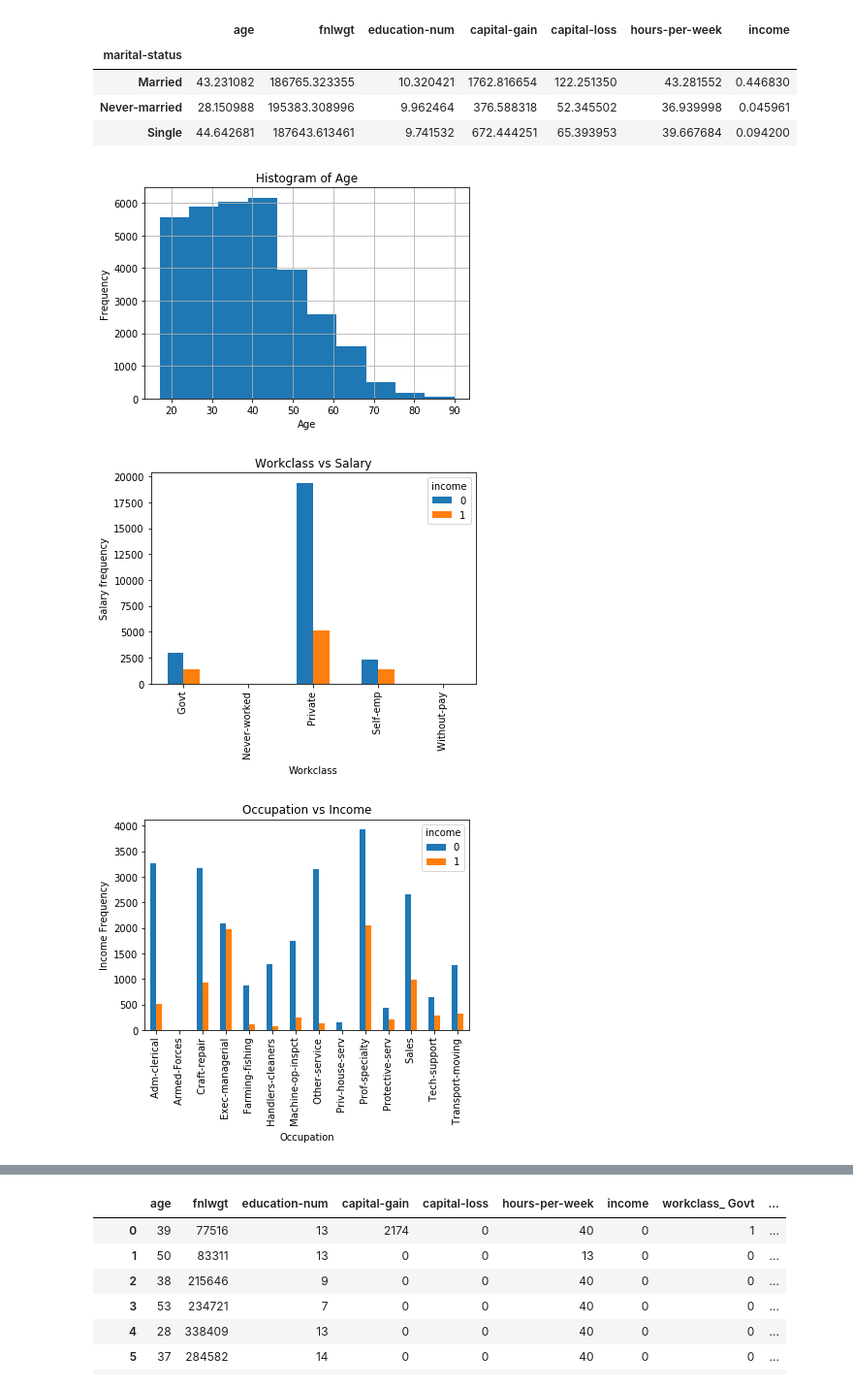
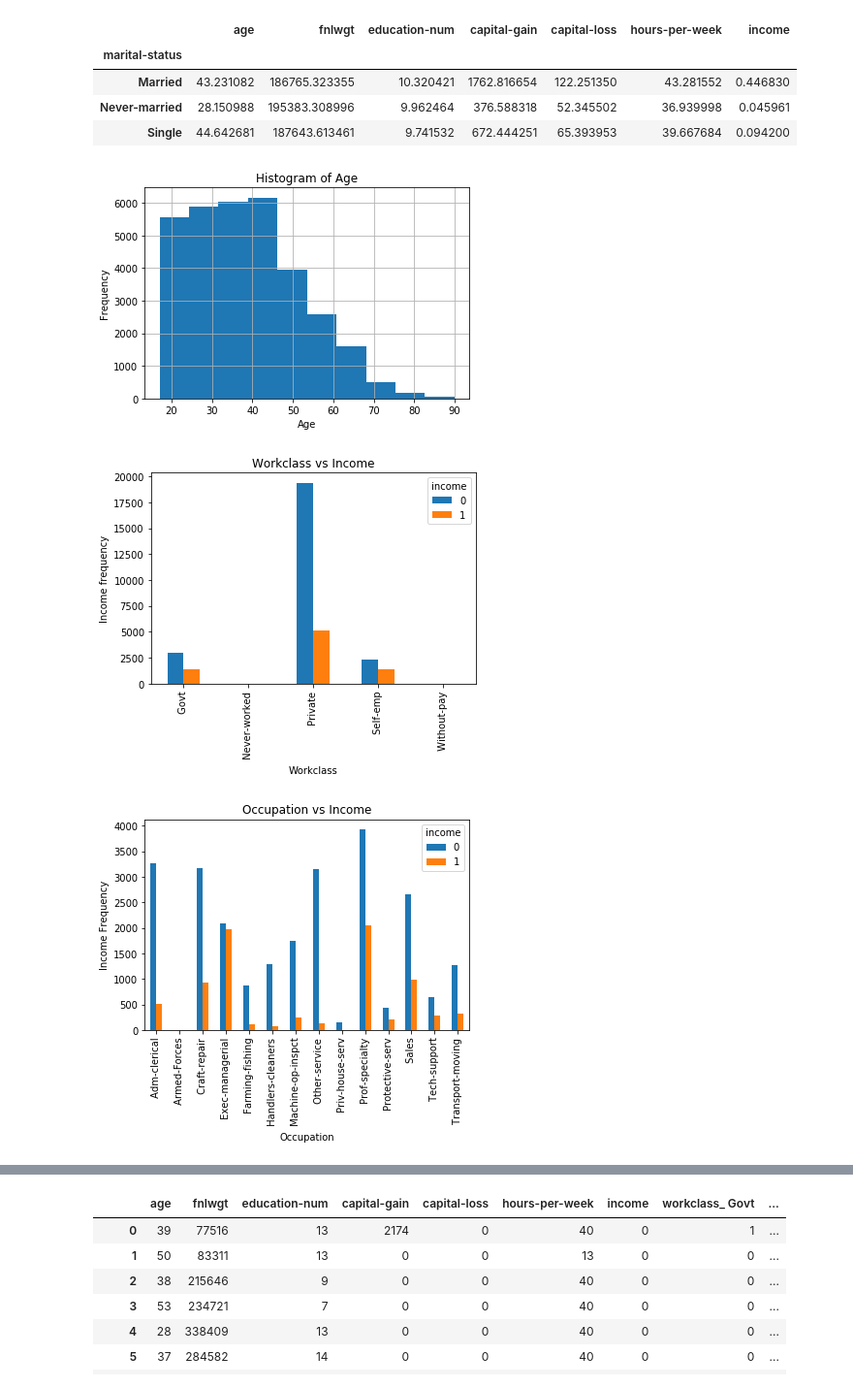
Before and after one commit to karansingla06/ML-AI-Projects, a Jupyter notebook: Algos_ml/LogisticRegr_Income-checkpoint.ipynb, the cells around one changed output, grey strips where cells are left out. Shown at 97% size. Drawn from its saved outputs; the diff is of its cells as text; code cells hidden in the pictures.

```diff
--- a/Algos_ml/LogisticRegr_Income-checkpoint.ipynb
+++ b/Algos_ml/LogisticRegr_Income-checkpoint.ipynb
@@ -291,36 +291,36 @@ plt.xlabel('Age')
 plt.ylabel('Frequency')
 
 
 
 
 pd.crosstab(df.workclass,df.income).plot(kind='bar')
-plt.title('Workclass vs Salary')
+plt.title('Workclass vs Income')
 plt.xlabel('Workclass')
-plt.ylabel('Salary frequency')
+plt.ylabel('Income frequency')
 plt.show()
 
 
 
 pd.crosstab(df.occupation,df.income).plot(kind='bar')
 plt.title('Occupation vs Income')
 plt.xlabel('Occupation')
 plt.ylabel('Income Frequency')
 plt.show()
 
 pd.crosstab(df.relationship,df.income).plot(kind='bar')
 plt.title('Relationship vs Income')
 plt.xlabel('Relationship')
 plt.ylabel('Income Frequency')
 plt.show()
 
 pd.crosstab(df.race,df.income).plot(kind='bar')
 plt.title('Race vs Income')
 plt.xlabel('Race')
 plt.ylabel('Income Frequency')
 plt.show()
 # %% [output]
 [figure]
-[figure, old version]
+[figure, new version]
 [figure]
 [figure]
 [figure]
```
Also changed, not shown: parts of 2 cells of this notebook.
